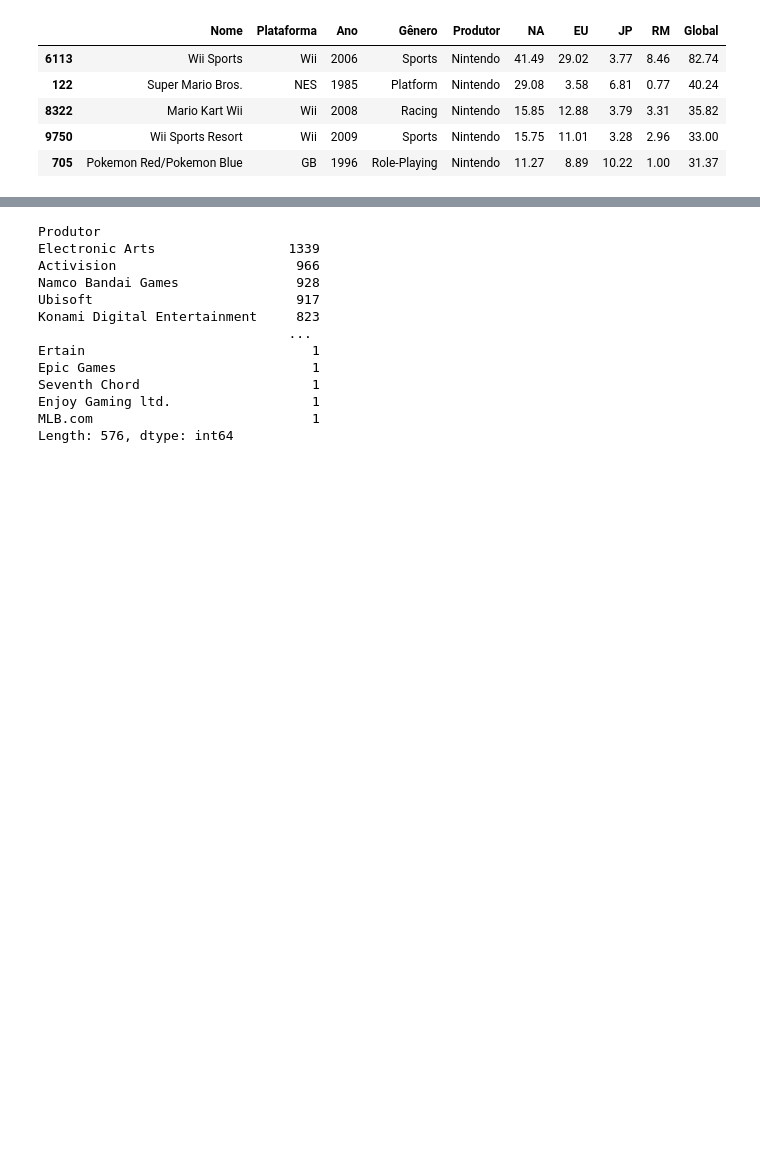
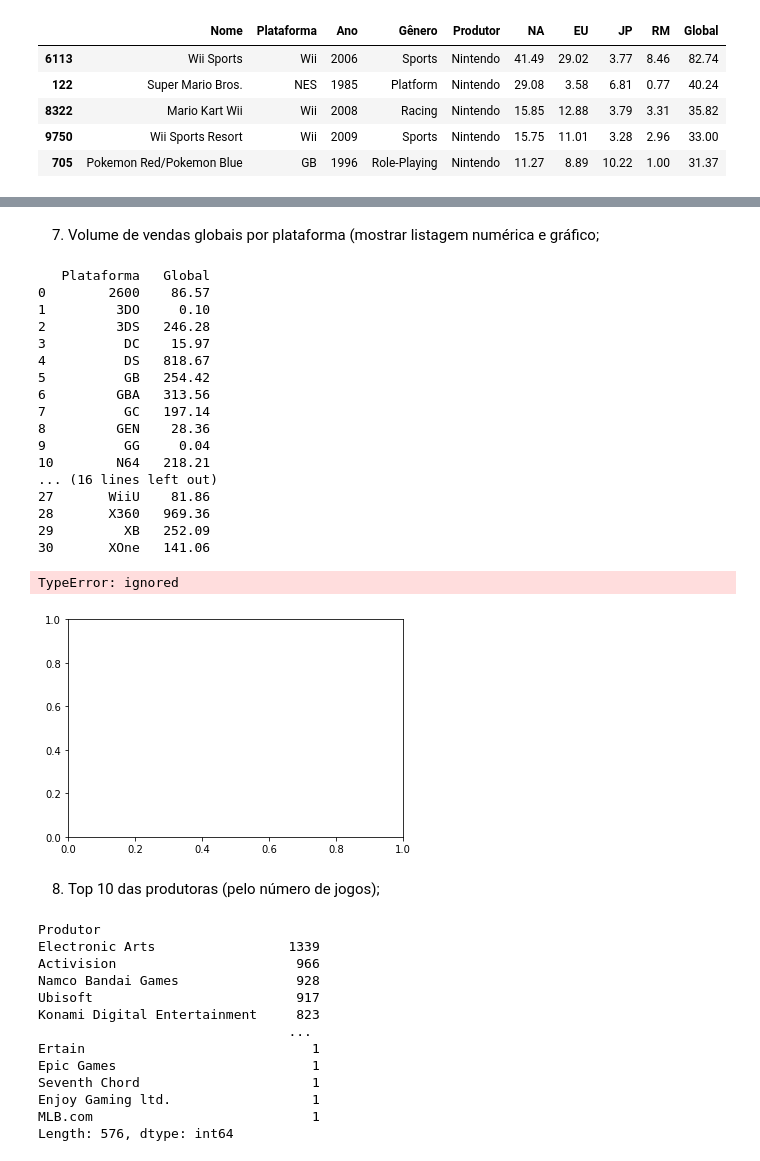
Before and after one commit to nicholascfp/DSBD, a Jupyter notebook: Notebooks/Tarefa_3_6_Nícholas.ipynb, the cells around one changed output, grey strips where cells are left out. Cells and saved outputs as stored; diff of their text form; code cells hidden in the pictures; blank space fills up the shorter version.

```diff
--- a/Notebooks/Tarefa_3_6_Nícholas.ipynb
+++ b/Notebooks/Tarefa_3_6_Nícholas.ipynb
@@ -236,3 +287,43 @@ dtype: int64
+# %% [markdown]
+7. Volume de vendas globais por plataforma (mostrar listagem numérica e gráfico;
+# %%
+#II.7
+volume_plat = df.groupby(by = ['Plataforma'], as_index = False)['Global'].sum()
+print(volume_plat)
+
+plt.barh(volume_plat['Plataforma'], volume_plat['Global'], color='red')
+plt.subplots_adjust(left   = 1.50,
+                    bottom = 3.00,
+                    right  = 4.25,
+                    top    = 5.00,
+                    wspace = 0.25,
+                    hspace = 2.00)
+
+plt.xlabel('Global')
+plt.ylabel('Plataforma')
+plt.show()
+# %% [output]
+   Plataforma   Global
+0        2600    86.57
+1         3DO     0.10
+2         3DS   246.28
+3          DC    15.97
+4          DS   818.67
+5          GB   254.42
+6         GBA   313.56
+7          GC   197.14
+8         GEN    28.36
+9          GG     0.04
+10        N64   218.21
+... (16 lines left out)
+27       WiiU    81.86
+28       X360   969.36
+29         XB   252.09
+30       XOne   141.06
+TypeError: ignored
+[figure, added]
+# %% [markdown]
+8. Top 10 das produtoras (pelo número de jogos);
 # %%
 producers = df.value_counts(subset= ['Produtor'], ascending = False)
 print(producers)
```
Also changed, not shown: parts of 21 cells of this notebook.
